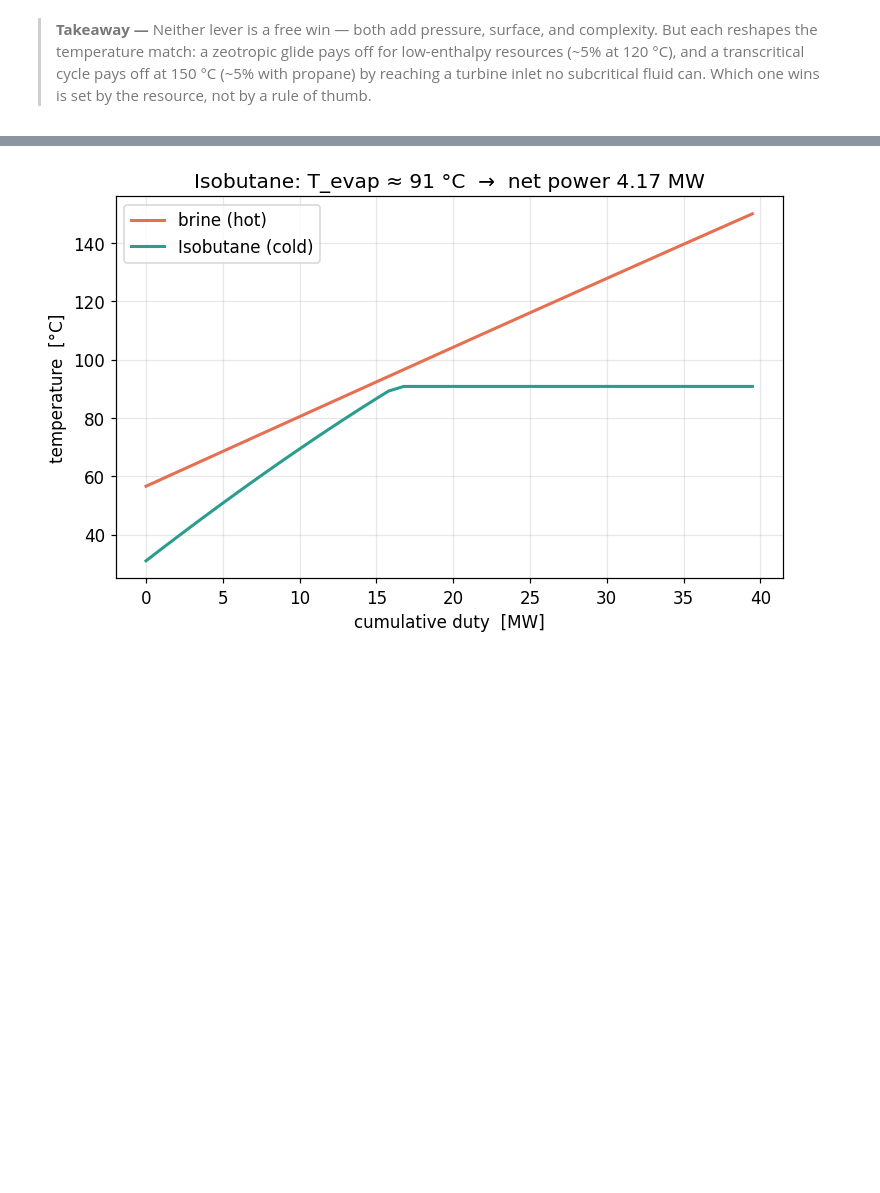
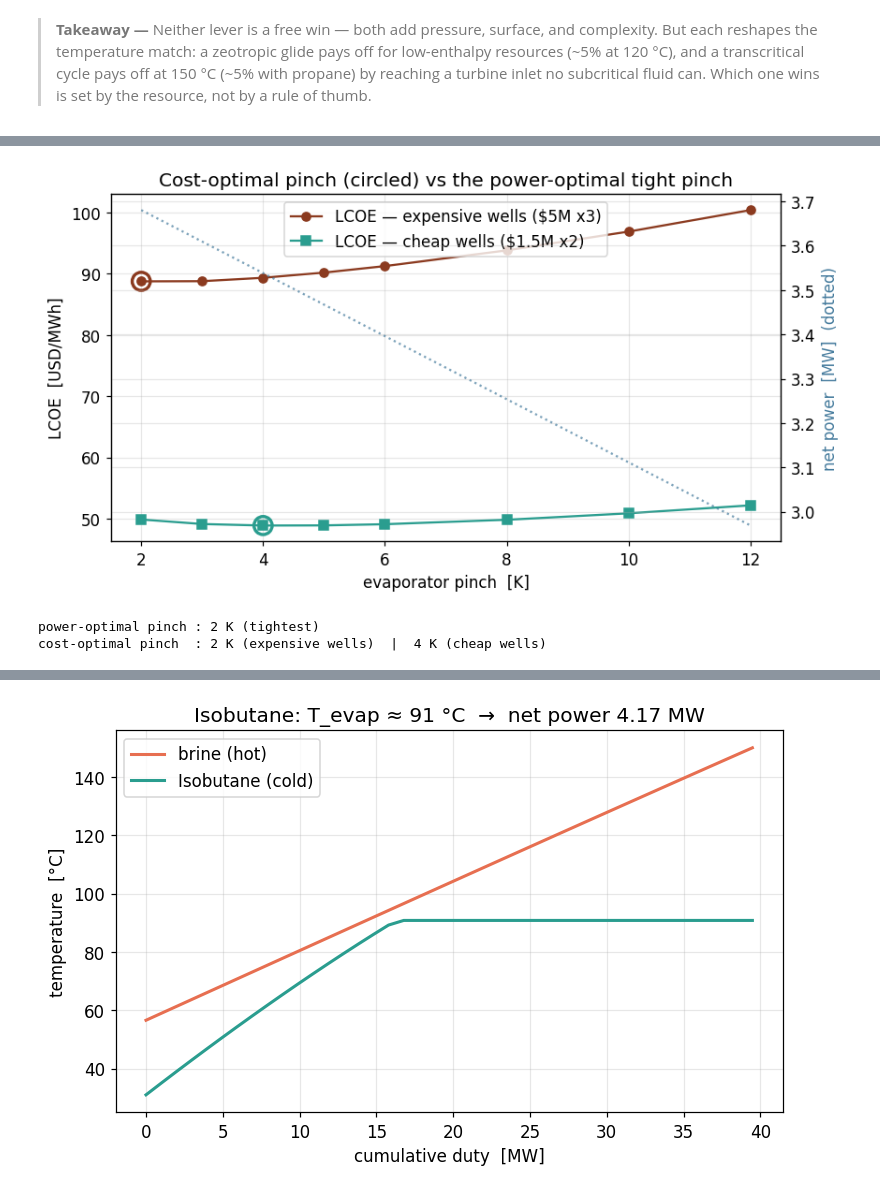
Before and after one commit to khb-git/geothermal-orc, a Jupyter notebook: notebooks/demo.ipynb, the cells around one changed output, grey strips where cells are left out. Drawn from its saved outputs; the diff is of its cells as text; code cells hidden in the pictures; blank space fills up the shorter version.

```diff
--- a/notebooks/demo.ipynb
+++ b/notebooks/demo.ipynb
@@ -915,0 +962,31 @@ Which one wins is set by the resource, not by a rule of thumb.
+# %%
+pinches = [2, 3, 4, 5, 6, 8, 10, 12]
+_, W, L_deep = pinch_lcoe_tradeoff("Isobutane", resource, 10.0, pinches,
+                                   T_evap_C=95.0)
+_, _, L_shallow = pinch_lcoe_tradeoff(
+    "Isobutane", resource, 10.0, pinches,
+    EconomicAssumptions(well_cost=1.5e6, n_wells=2), T_evap_C=95.0)
+
+fig, ax1 = plt.subplots(figsize=(8, 4.4))
+ax1.plot(pinches, L_deep, "o-", color="#8b3a1f",
+         label="LCOE — expensive wells (\$5M x3)")
+ax1.plot(pinches, L_shallow, "s-", color="#2a9d8f",
+         label="LCOE — cheap wells (\$1.5M x2)")
+for L, c in [(L_deep, "#8b3a1f"), (L_shallow, "#2a9d8f")]:
+    i = int(np.nanargmin(L))
+    ax1.scatter([pinches[i]], [L[i]], s=160, facecolors="none",
+                edgecolors=c, linewidths=2.2, zorder=5)
+ax1.set_xlabel("evaporator pinch  [K]"); ax1.set_ylabel("LCOE  [USD/MWh]")
+ax2 = ax1.twinx()
+ax2.plot(pinches, W / 1e6, ":", color="#457b9d", alpha=0.7)
+ax2.set_ylabel("net power  [MW]  (dotted)", color="#457b9d")
+ax1.set_title("Cost-optimal pinch (circled) vs the power-optimal tight pinch")
+ax1.legend(loc="upper center"); plt.tight_layout(); plt.show()
+
+print(f"power-optimal pinch : {pinches[int(np.argmax(W))]} K (tightest)")
+print(f"cost-optimal pinch  : {pinches[int(np.nanargmin(L_deep))]} K "
+      f"(expensive wells)  |  {pinches[int(np.nanargmin(L_shallow))]} K (cheap wells)")
+# %% [output]
+[figure, added]
+power-optimal pinch : 2 K (tightest)
+cost-optimal pinch  : 2 K (expensive wells)  |  4 K (cheap wells)
```
Also changed, not shown: parts of 8 cells of this notebook, 5 other files.
